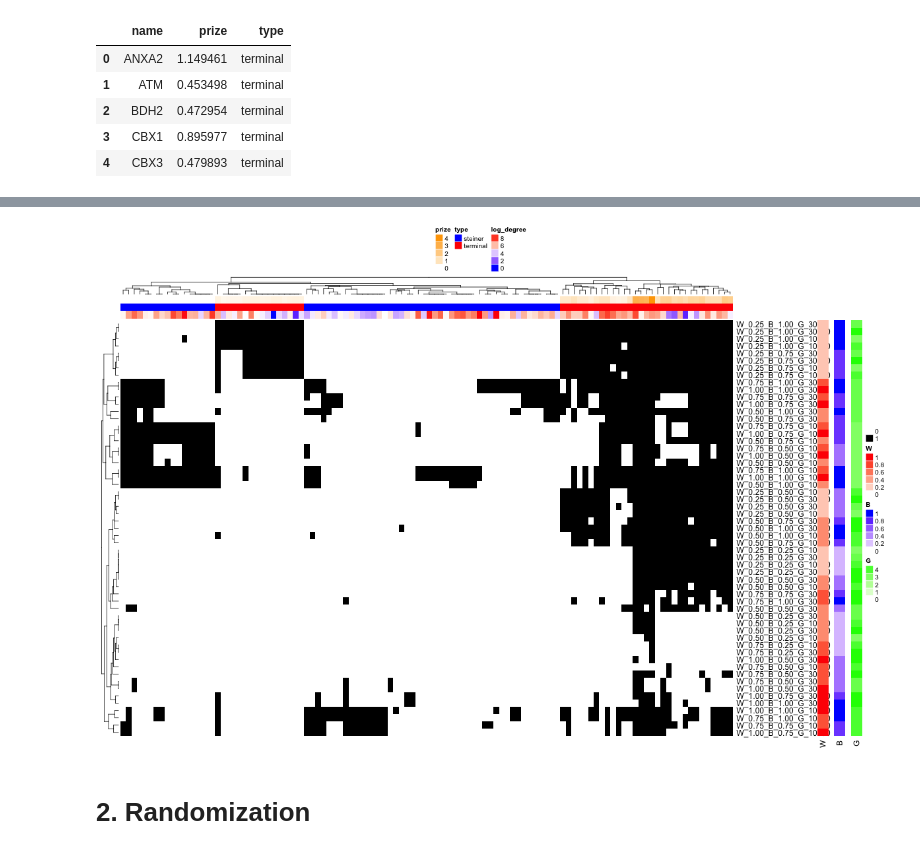
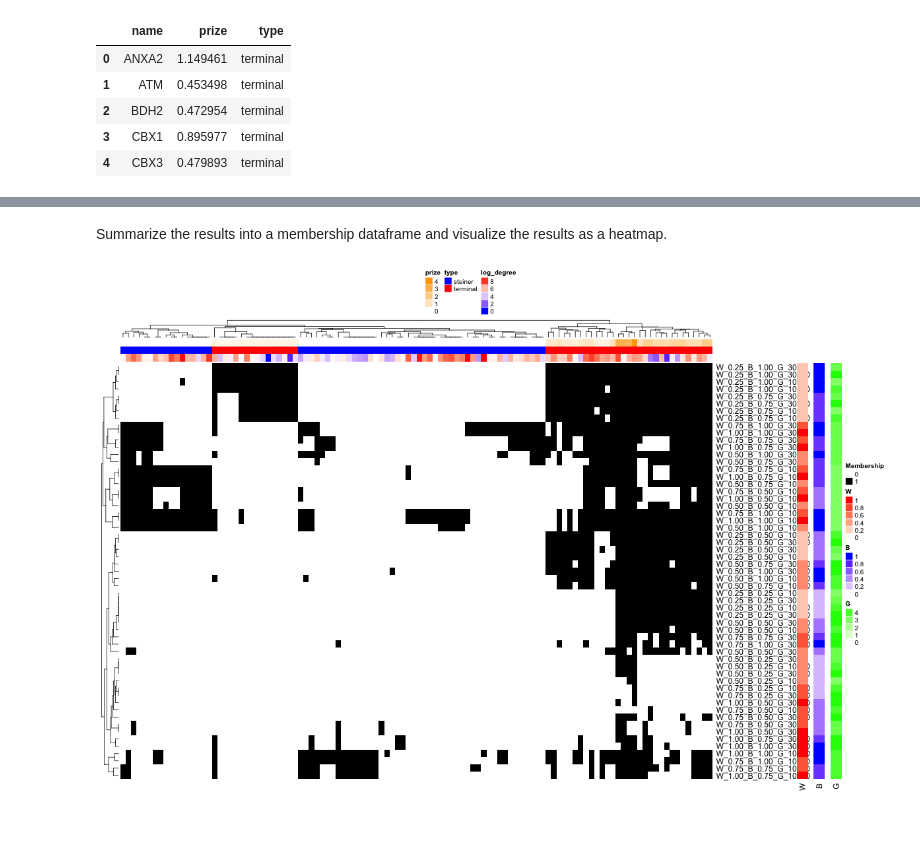
Before and after one commit to fraenkel-lab/OmicsIntegrator2, a Jupyter notebook: example/OI2_pipeline.ipynb, the cells around one changed output, grey strips where cells are left out. Cells and saved outputs as stored; diff of their text form; code cells hidden in the pictures; blank space fills up the shorter version.

```diff
--- a/example/OI2_pipeline.ipynb
+++ b/example/OI2_pipeline.ipynb
@@ -30,7 +29,7 @@ library(ComplexHeatmap)
 library(circlize)
 library(colorspace)
 
-plotHeatmap <- function(nodes, node_attributes) {
+plotHeatmap <- function(nodes, node_attributes, name=" ") {
 "Visualizes a heatmap of summarized experiments generated by `summarize_grid_search`.
 
 Arguments:
@@ -63,7 +62,7 @@ Arguments:
 
     ht = Heatmap(
         t(nodes),
-        name=" ",
+        name=name,
         col=c("white", "black"),
         show_column_names=F,
         top_annotation=ha,
@@ -140,10 +139,9 @@ results = graph.grid_search(prize_file, Ws, Bs, Gs)
+# %% [markdown]
+Summarize the results into a membership dataframe and visualize the results as a heatmap.
 # %%
 membership_df = summarize_grid_search(results, "membership")
 # %%
 %%R -i membership_df,node_attributes_df -w 1200 -h 800 -u px
-
-plotHeatmap(membership_df, node_attributes_df)
+plotHeatmap(membership_df, node_attributes_df, "Membership")
 # %% [output]
-[figure, old version]
+[figure, new version]
-# %% [markdown]
-# 2. Randomization
```
Also changed, not shown: parts of 14 cells of this notebook.
